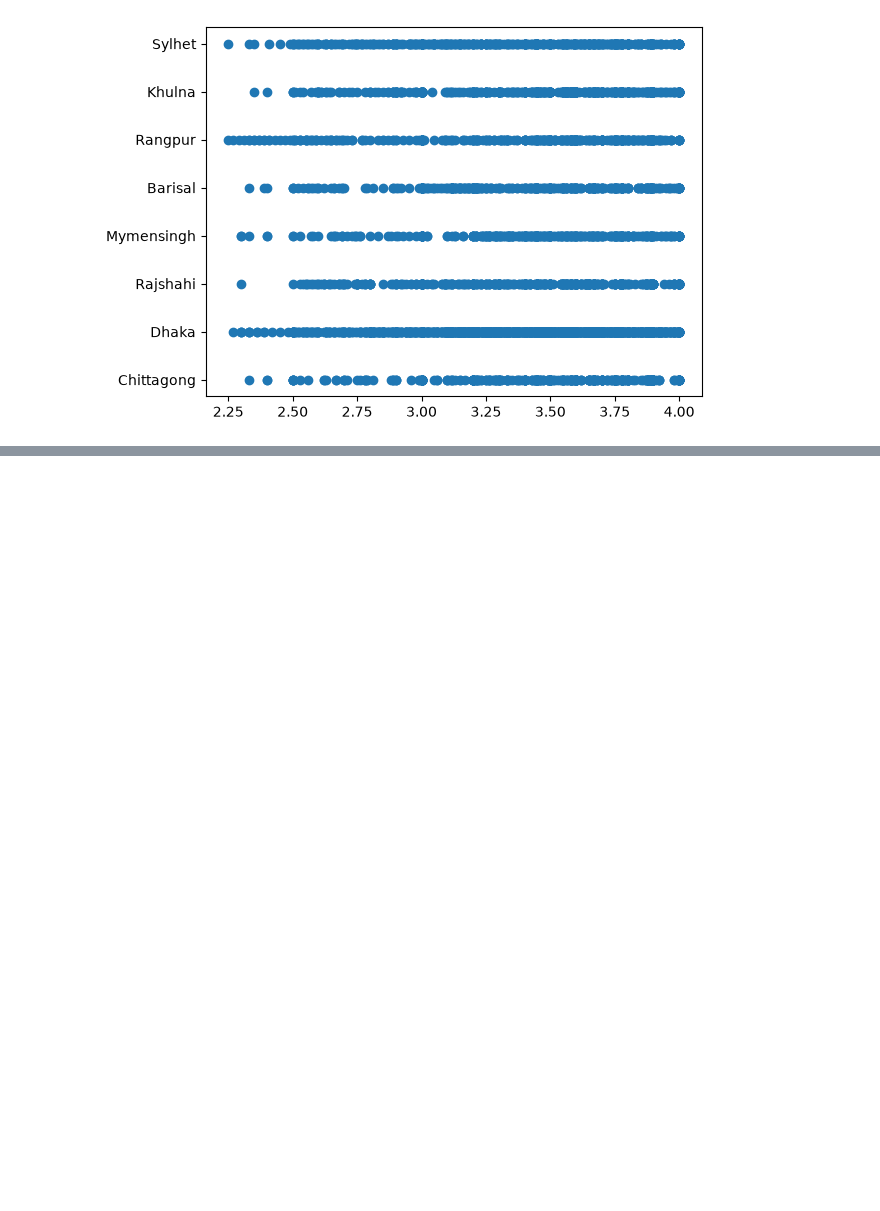
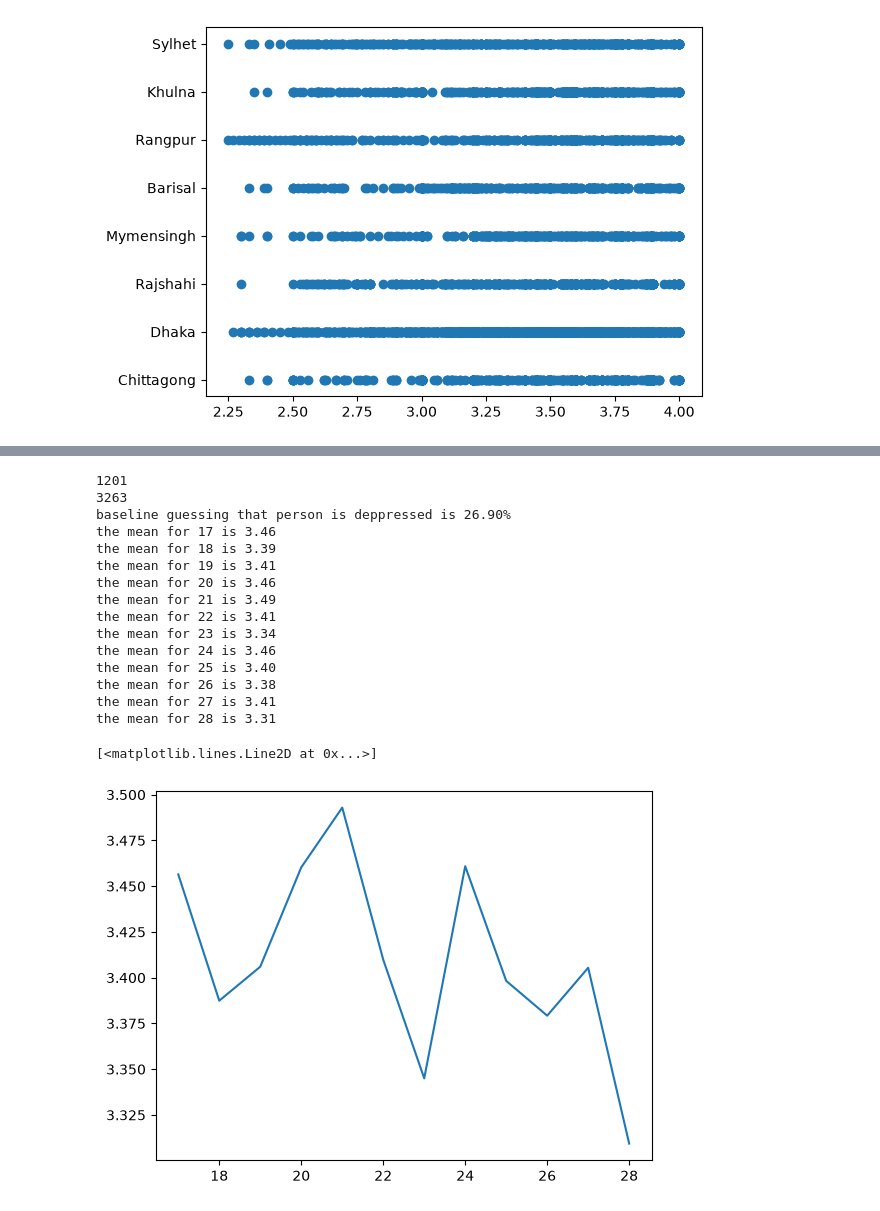
Before and after one commit to Jappieboef/Student_depression_classifier-, a Jupyter notebook: working_notebook.ipynb, the cells around one changed output, grey strips where cells are left out. Cells and saved outputs as stored; diff of their text form; code cells hidden in the pictures; blank space fills up the shorter version.

```diff
--- a/working_notebook.ipynb
+++ b/working_notebook.ipynb
@@ -79,0 +79,35 @@ plt.show()
+# %%
+count_of_dep = len(data[data["Depression"] == "Yes"])
+count_of_Ndep = len(data[data["Depression"] == "No"])
+
+print(count_of_dep)
+print(count_of_Ndep)
+avg_to_beat = (count_of_dep/(count_of_dep+count_of_Ndep))*100
+print(f"baseline guessing that person is deppressed is {avg_to_beat:.2f}%")
+ages = data["Age"].unique()
+ages.sort()
+gpa_avg_per_age = []
+for age in ages:
+    mean_age_gpa = (data["CGPA"][data["Age"] == age]).mean()
+    gpa_avg_per_age.append(mean_age_gpa)
+    print(f"the mean for {age} is {mean_age_gpa:.2f}")
+
+plt.plot(ages,gpa_avg_per_age)
+# %% [output]
+1201
+3263
+baseline guessing that person is deppressed is 26.90%
+the mean for 17 is 3.46
+the mean for 18 is 3.39
+the mean for 19 is 3.41
+the mean for 20 is 3.46
+the mean for 21 is 3.49
+the mean for 22 is 3.41
+the mean for 23 is 3.34
+the mean for 24 is 3.46
+the mean for 25 is 3.40
+the mean for 26 is 3.38
+the mean for 27 is 3.41
+the mean for 28 is 3.31
+[<matplotlib.lines.Line2D at 0x...>]
+[figure, added]
```
Also changed, not shown: parts of 1 cell of this notebook.
